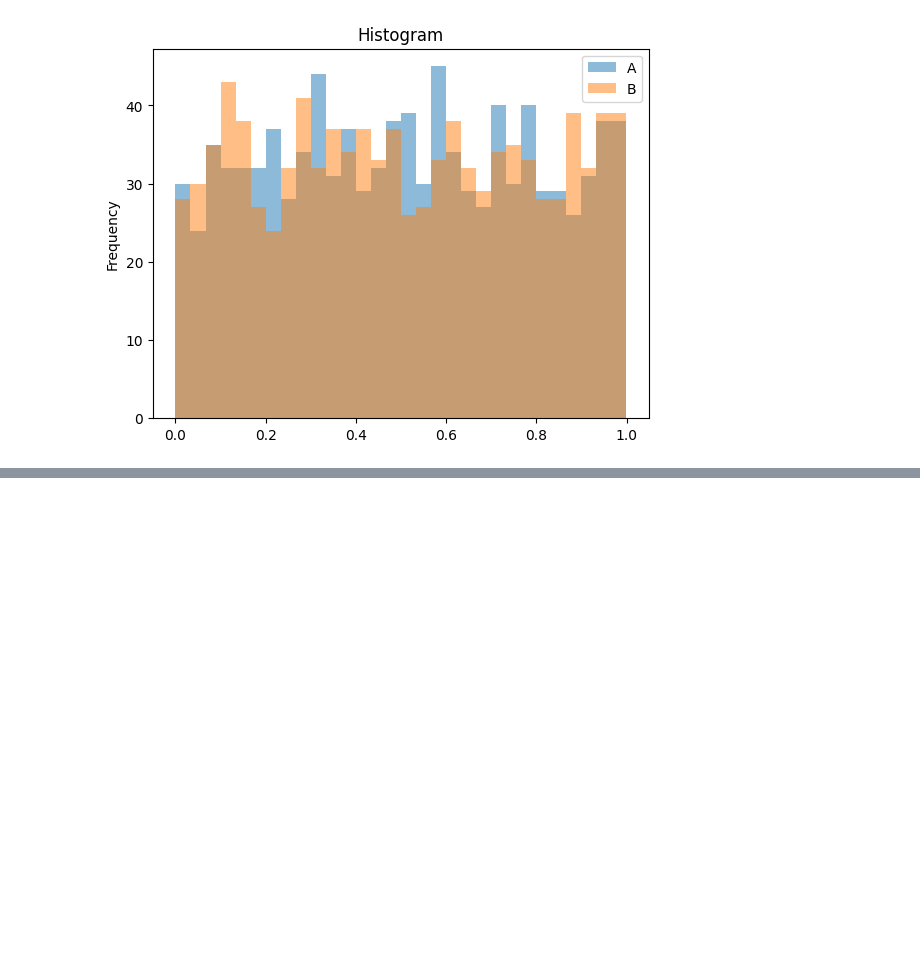
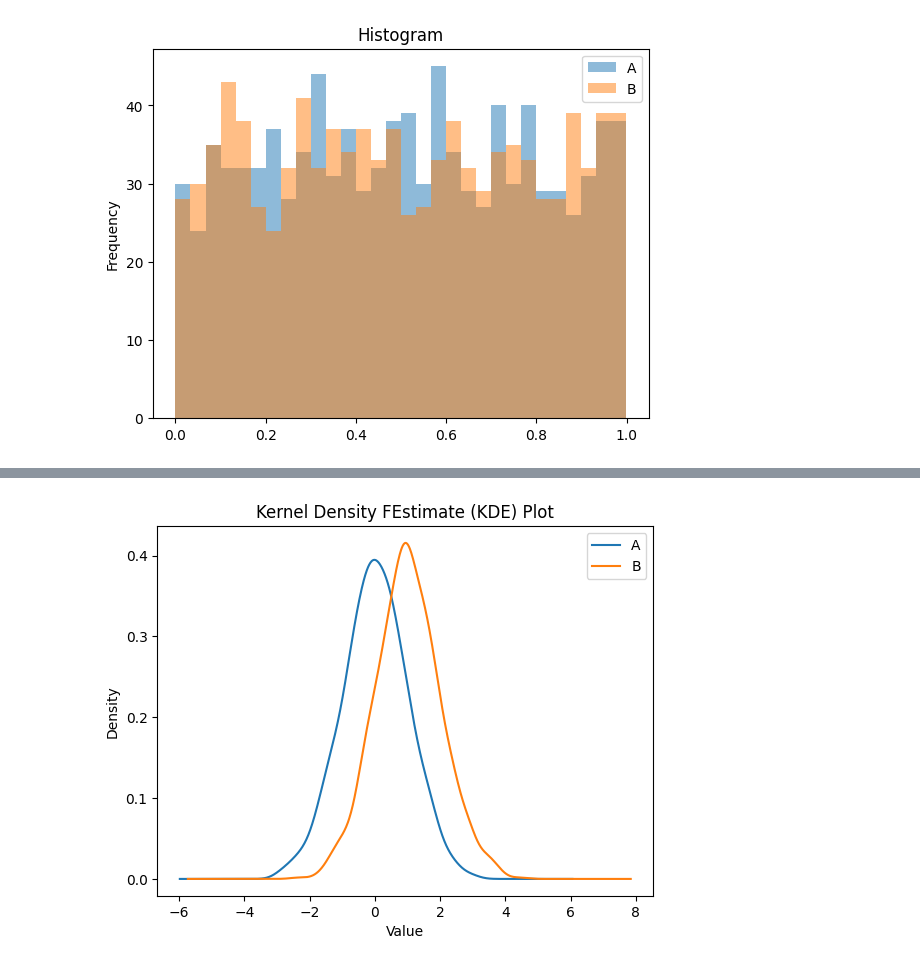
Before and after one commit to windyday0622/windyday, a Jupyter notebook: m3_분석 라이브러리/ pandas_3_탐색.ipynb, the cells around one changed output, grey strips where cells are left out. Cells and saved outputs as stored; diff of their text form; code cells hidden in the pictures; blank space fills up the shorter version.

```diff
--- a/m3_분석 라이브러리/ pandas_3_탐색.ipynb
+++ b/m3_분석 라이브러리/ pandas_3_탐색.ipynb
@@ -627,0 +704,22 @@ plt.show()
+# %%
+# 커널 밀도 추정
+import pandas as pd
+import numpy as np
+import matplotlib.pyplot as plt
+
+# 데이터 생성
+data = pd.DataFrame({
+    'A':np.random.randn(1000),
+    'B':np.random.randn(1000) +1
+})
+
+# KDE 그래프
+data['A'].plot.kde(label='A')
+data['B'].plot.kde(label='B')
+plt.title('Kernel Density FEstimate (KDE) Plot')
+plt.xlabel('Value')
+plt.ylabel('Density')
+plt.legend()
+plt.show()
+# %% [output]
+[figure, added]
```
Also changed, not shown: parts of 13 cells of this notebook.
